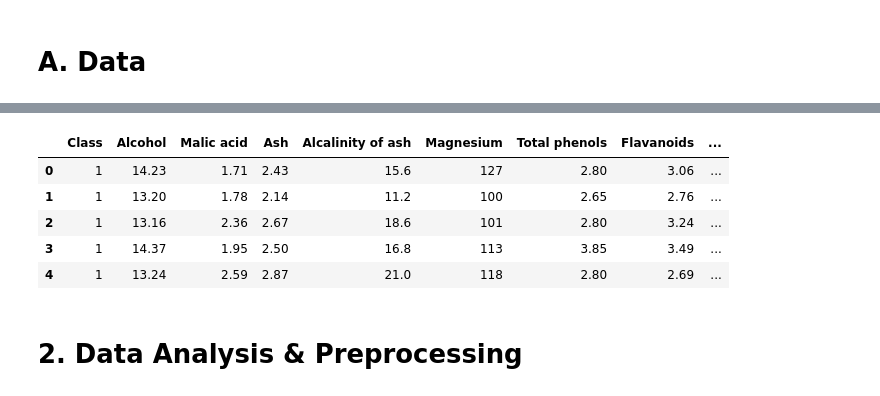
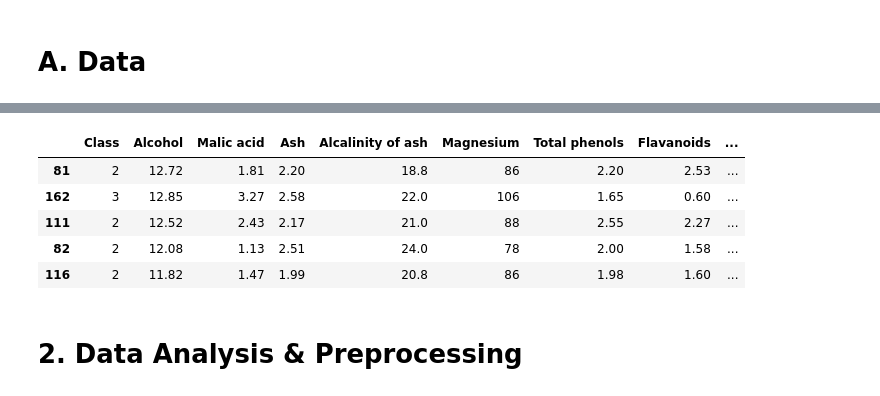
Before and after one commit to olethrosdc/ml-society-science, a Jupyter notebook: src/ml-tutorial/ml-pipeline.ipynb, the cells around one changed output, grey strips where cells are left out. Saved outputs shown, nothing was run; the diff lists cells and outputs as text; code cells hidden in the pictures.

```diff
--- a/src/ml-tutorial/ml-pipeline.ipynb
+++ b/src/ml-tutorial/ml-pipeline.ipynb
@@ -112,15 +114,15 @@ features = ["Alcohol", "Malic acid", "Ash", "Alcalinity of ash",
 target = 'Class'
 # %%
 data = pd.read_csv('https://archive.ics.uci.edu/ml/machine-learning-databases/wine/wine.data', names=[target] + features)
-# %%
-data.head()
-# %% [output]
-|  | Class | Alcohol | Malic acid | Ash | Alcalinity of ash | Magnesium | Total phenols | Flavanoids | ... |
-| 0 | 1 | 14.23 | 1.71 | 2.43 | 15.6 | 127 | 2.80 | 3.06 | ... |
-| 1 | 1 | 13.20 | 1.78 | 2.14 | 11.2 | 100 | 2.65 | 2.76 | ... |
-| 2 | 1 | 13.16 | 2.36 | 2.67 | 18.6 | 101 | 2.80 | 3.24 | ... |
-| 3 | 1 | 14.37 | 1.95 | 2.50 | 16.8 | 113 | 3.85 | 3.49 | ... |
-| 4 | 1 | 13.24 | 2.59 | 2.87 | 21.0 | 118 | 2.80 | 2.69 | ... |
+# %%
+data.sample(5)
+# %% [output]
+|  | Class | Alcohol | Malic acid | Ash | Alcalinity of ash | Magnesium | Total phenols | Flavanoids | ... |
+| 81 | 2 | 12.72 | 1.81 | 2.20 | 18.8 | 86 | 2.20 | 2.53 | ... |
+| 162 | 3 | 12.85 | 3.27 | 2.58 | 22.0 | 106 | 1.65 | 0.60 | ... |
+| 111 | 2 | 12.52 | 2.43 | 2.17 | 21.0 | 88 | 2.55 | 2.27 | ... |
+| 82 | 2 | 12.08 | 1.13 | 2.51 | 24.0 | 78 | 2.00 | 1.58 | ... |
+| 116 | 2 | 11.82 | 1.47 | 1.99 | 20.8 | 86 | 1.98 | 1.60 | ... |
 # %% [markdown]
 # 2. Data Analysis & Preprocessing
 # %% [markdown]
```
Also changed, not shown: parts of 29 cells of this notebook, 1 other file.
